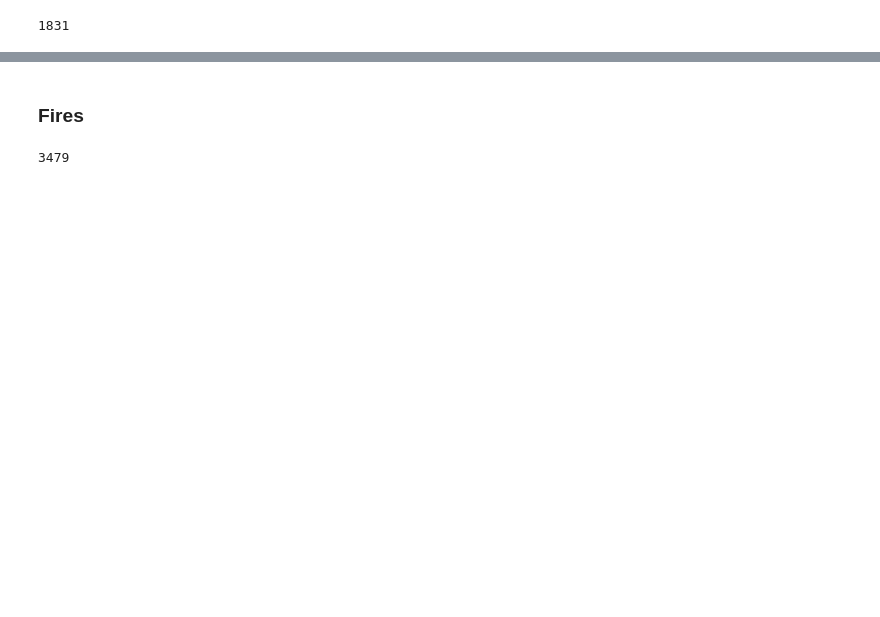
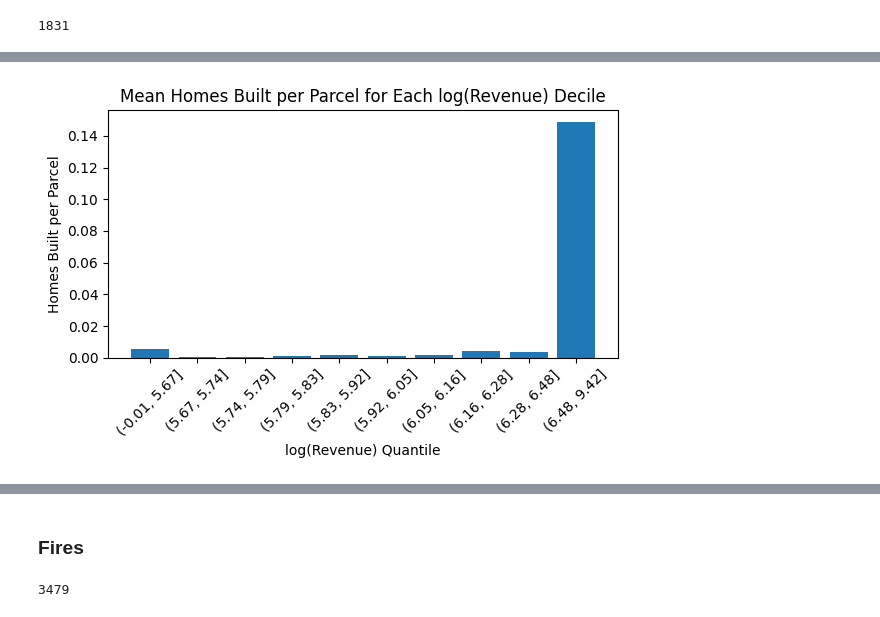
Before and after one commit to sdamerdji/dissertation, a Jupyter notebook: iv/fires iv.ipynb, the cells around one changed output, grey strips where cells are left out. Saved outputs shown, nothing was run; the diff lists cells and outputs as text; code cells hidden in the pictures; blank space fills up the shorter version.

```diff
--- a/iv/fires iv.ipynb
+++ b/iv/fires iv.ipynb
@@ -118,0 +180,18 @@ result.Developed.sum()
+# %%
+plot_data = result[['revenue', 'Net_Units_Completed']].copy()
+plot_data = plot_data[plot_data['revenue'].notna()]
+plot_data['revenue'] = pd.qcut(np.log10(1 + plot_data['revenue']), q=10, precision=2).astype(str)
+
+# Calculate proportion of developed parcels
+grouped = plot_data.groupby('revenue')['Net_Units_Completed'].mean().reset_index()
+# Plotting
+plt.figure(figsize=(6, 4))
+plt.bar(grouped['revenue'], grouped['Net_Units_Completed'])
+plt.xlabel('log(Revenue) Quantile')
+plt.ylabel('Homes Built per Parcel')
+plt.title('Mean Homes Built per Parcel for Each log(Revenue) Decile')
+plt.xticks(rotation=45)
+plt.tight_layout()  # Ensures that labels fit within the plot area
+plt.savefig('./production_vs_revenue.png')
+# %% [output]
+[figure, added]
```
Also changed, not shown: parts of 30 cells of this notebook, 6 other files.
